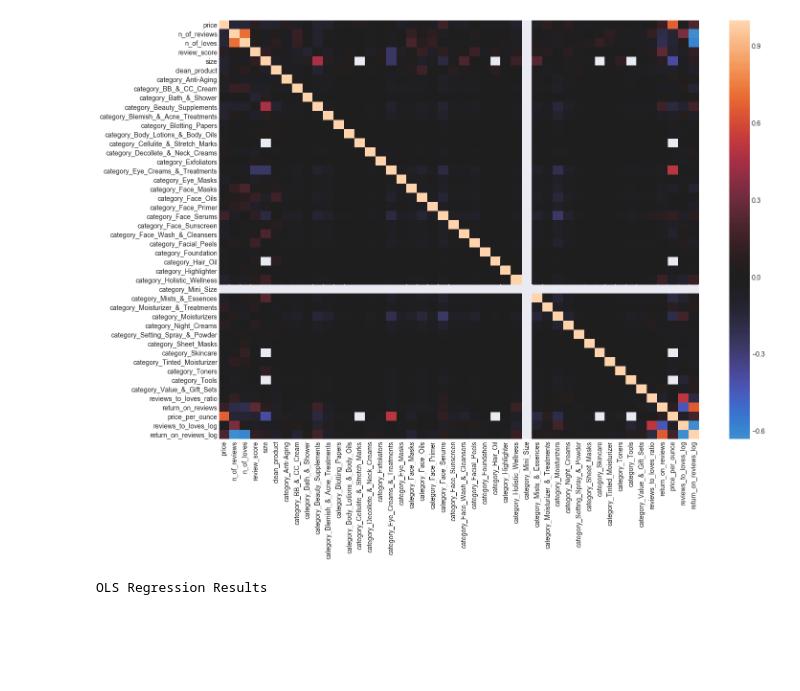
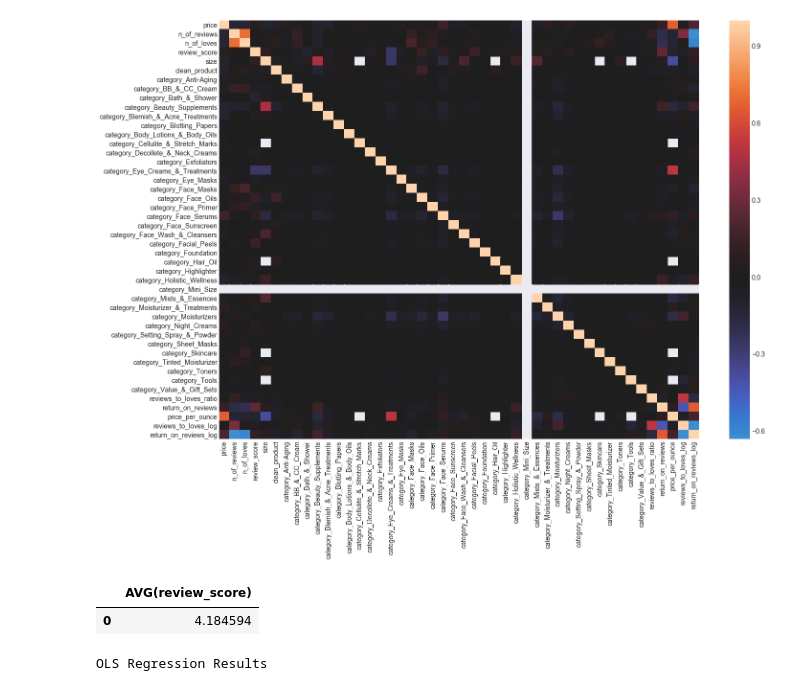
Before and after one commit to fpleoni/i_feel_pretty, a Jupyter notebook: src/Data Wrangling with Pandas.ipynb, the cells around one changed output. Drawn from its saved outputs; the diff is of its cells as text; code cells hidden in the pictures; blank space fills up the shorter version.

```diff
--- a/src/Data Wrangling with Pandas.ipynb
+++ b/src/Data Wrangling with Pandas.ipynb
@@ -416,6 +416,12 @@ most_expensive = pd.read_sql_query('''SELECT brand, name, price
                     FROM skincare ORDER BY price DESC LIMIT 100''', connection)
 # %%
 most_expensive.to_csv(r"/Users/florencialeoni/code/i_feel_pretty/data/most_expensive.csv")
+# %%
+pd.read_sql_query('''SELECT AVG(review_score)
+                    FROM skincare''', connection)
+# %% [output]
+|  | AVG(review_score) |
+| 0 | 4.184594 |
 # %%
 # Linear regression using stats model
 y = pretty_regression["review_score"]
```
Also changed, not shown: parts of 2 cells of this notebook, 1 other file.
